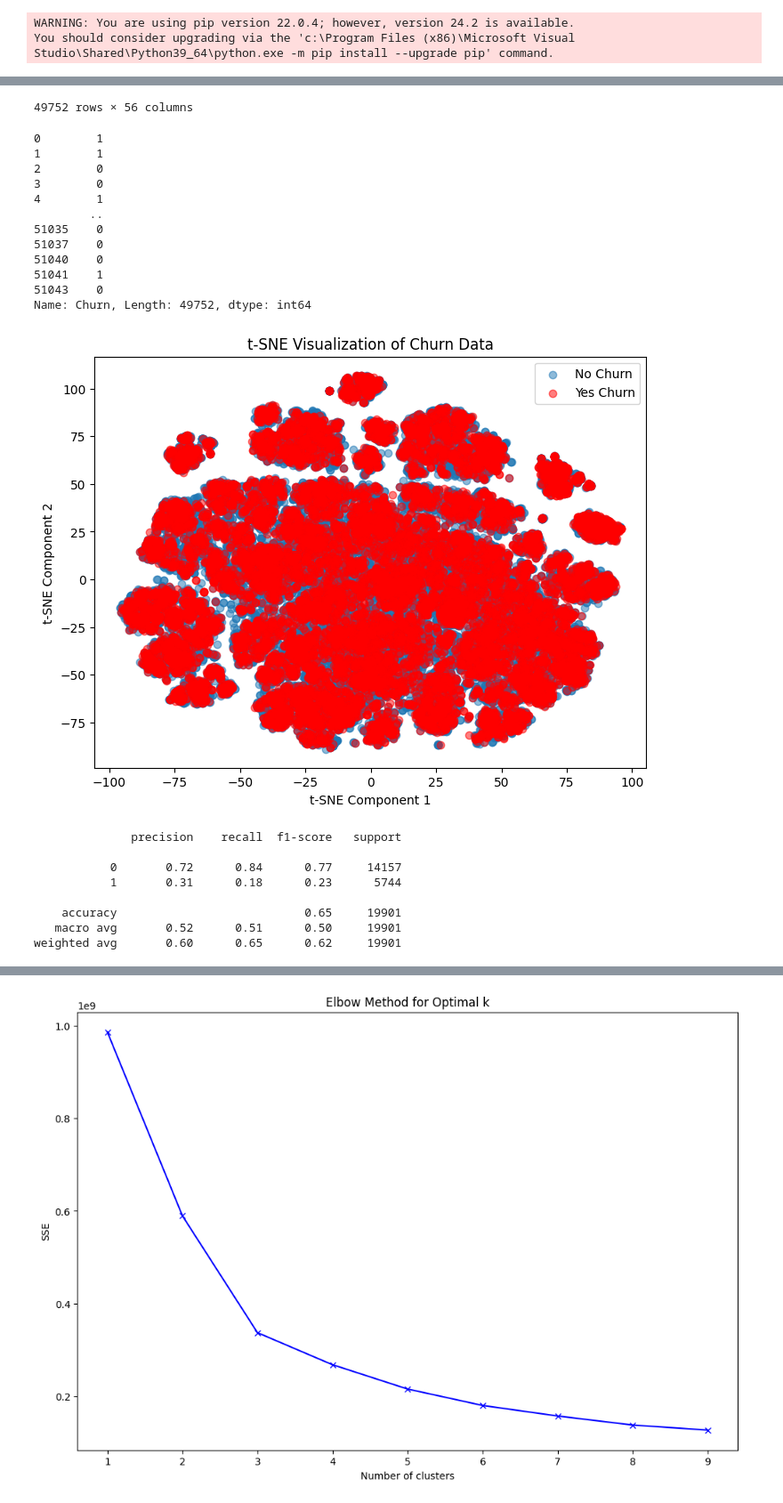
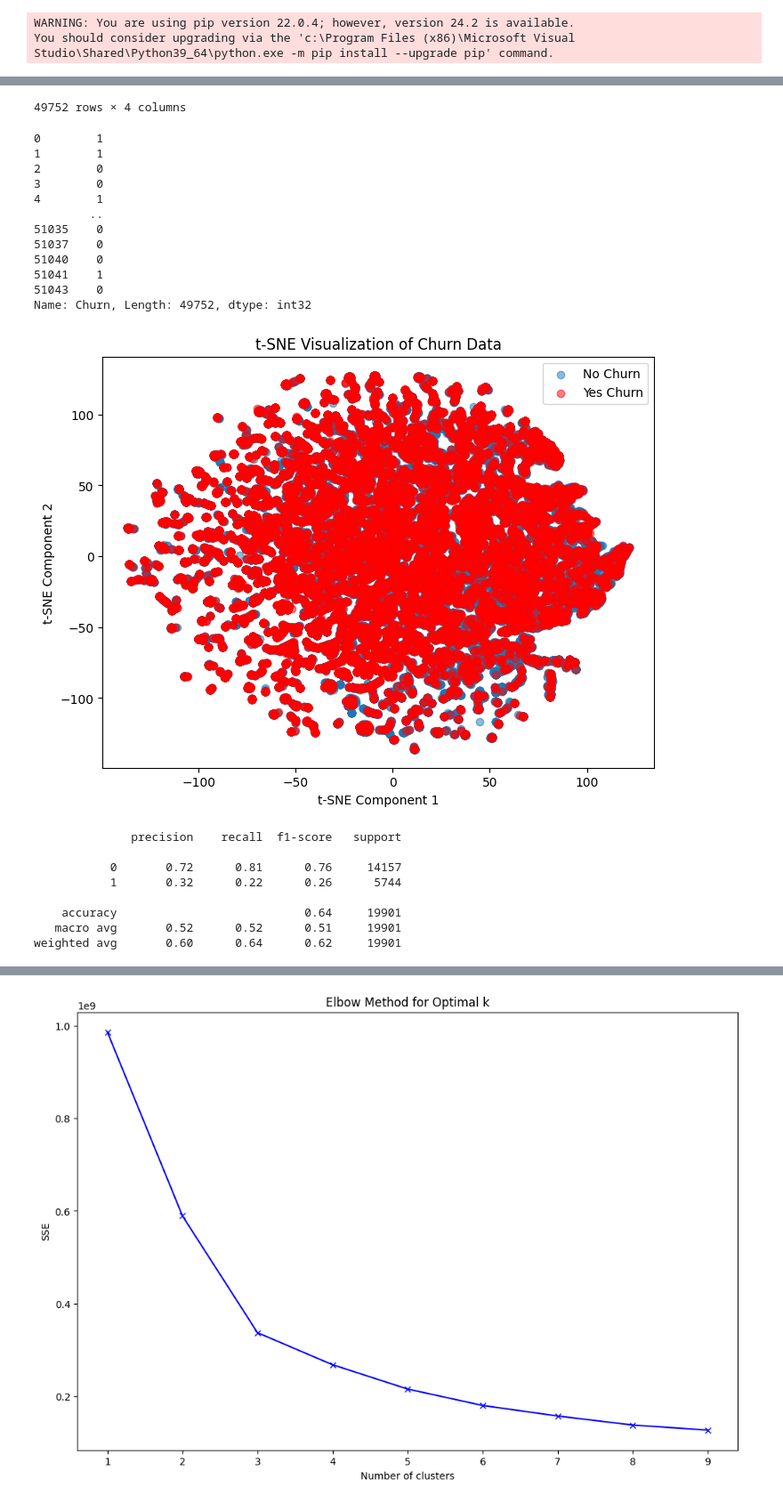
Before and after one commit to SKNETWORKS-FAMILY-AICAMP/SKN04-2nd-3Team, a Jupyter notebook: ml/tsne_clustering.ipynb, the cells around one changed output, grey strips where cells are left out. Shown at 89% size. Drawn from its saved outputs; the diff is of its cells as text; code cells hidden in the pictures.

```diff
--- a/ml/tsne_clustering.ipynb
+++ b/ml/tsne_clustering.ipynb
@@ -69,7 +69,8 @@ origin_test = pd.read_csv('../data/test.csv', encoding='cp949')
 
 # 타겟 변수와 입력 변수 분리
 origin_train['Churn'] = np.where(origin_train['Churn'] == 'Yes', 1, 0)
-X_train = origin_train.drop(columns=['CustomerID', 'Churn'])
+columns = ['CustomerCareCalls', 'MonthsInService', 'DroppedCalls', 'OverageMinutes']
+X_train = origin_train.filter(items=columns)
 y_train = origin_train['Churn']
 objects = []
 for idx in range(len(X_train.columns)):
@@ -80,8 +81,8 @@ X_train, _ = convert_category_into_integer(X_train, objects)
 
 # # 범주형 변수 One-hot 인코딩 (범주형 변수만 선택)
 # X_train = pd.get_dummies(X_train, drop_first=True)
-display(X_train)
-display(y_train)
+# display(X_train)
+# display(y_train)
 # 데이터 스케일링
 scaler = StandardScaler()
 X_train = scaler.fit_transform(X_train)
@@ -126,25 +127,25 @@ print(classification_report(y_test, y_pred))
-49752 rows × 56 columns
+49752 rows × 4 columns
 0        1
 1        1
 2        0
 3        0
 4        1
         ..
 51035    0
 51037    0
 51040    0
 51041    1
 51043    0
-Name: Churn, Length: 49752, dtype: int64
+Name: Churn, Length: 49752, dtype: int32
-[figure, old version]
+[figure, new version]
               precision    recall  f1-score   support
 
-           0       0.72      0.84      0.77     14157
-           1       0.31      0.18      0.23      5744
+           0       0.72      0.81      0.76     14157
+           1       0.32      0.22      0.26      5744
 
-    accuracy                           0.65     19901
-   macro avg       0.52      0.51      0.50     19901
-weighted avg       0.60      0.65      0.62     19901
+    accuracy                           0.64     19901
+   macro avg       0.52      0.52      0.51     19901
+weighted avg       0.60      0.64      0.62     19901
 # %%
 origin_train = pd.read_csv('../data/train.csv', encoding='cp949').dropna()
 origin_test = pd.read_csv('../data/test.csv', encoding='cp949')
```
Also changed, not shown: parts of 2 cells of this notebook, 2 other files.
